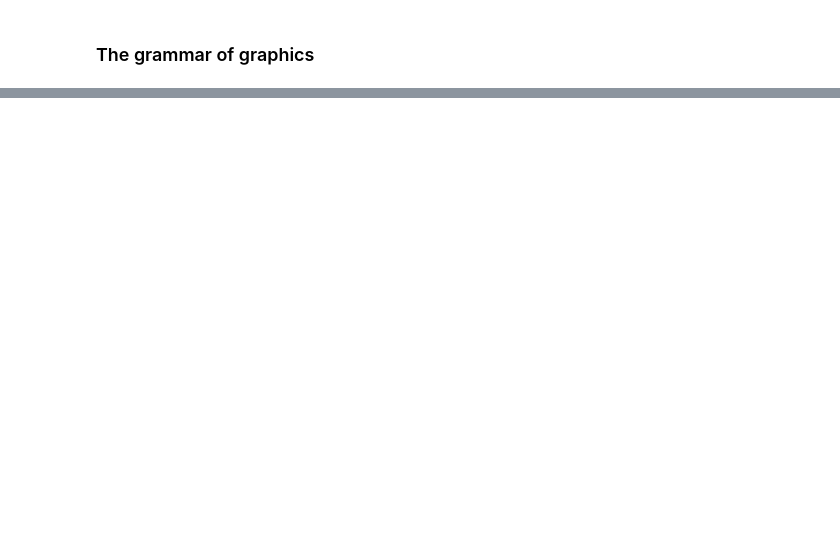
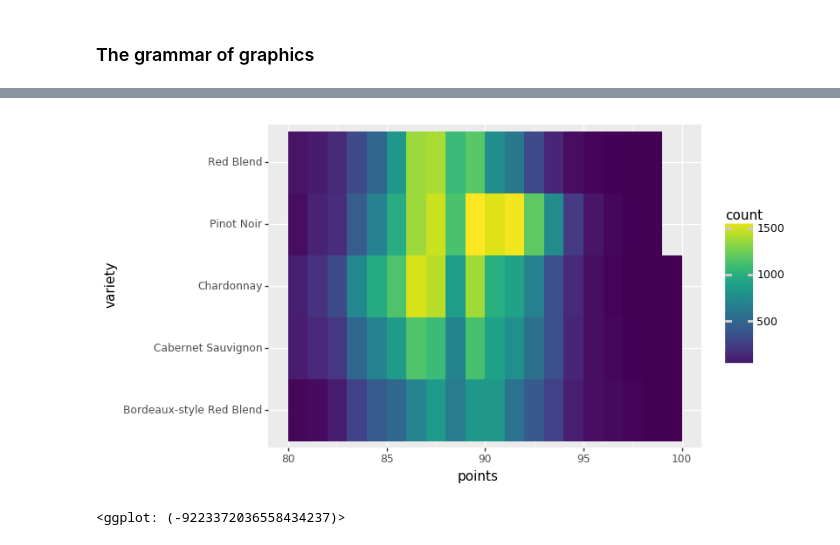
Before and after one commit to corazzon/KaggleStruggle, a Jupyter notebook: wine-reviews/plotnine.ipynb, the cells around one changed output, grey strips where cells are left out. Cells and saved outputs as stored; diff of their text form; code cells hidden in the pictures; blank space fills up the shorter version.

```diff
--- a/wine-reviews/plotnine.ipynb
+++ b/wine-reviews/plotnine.ipynb
@@ -128,0 +141,8 @@ df = top_wines.head(1000).dropna()
+# %%
+(ggplot(top_wines)
+     + aes('points', 'variety')
+     + geom_bin2d(bins=20)
+)
+# %% [output]
+[figure, added]
+<ggplot: (-9223372036558434237)>
```
Also changed, not shown: parts of 14 cells of this notebook.
